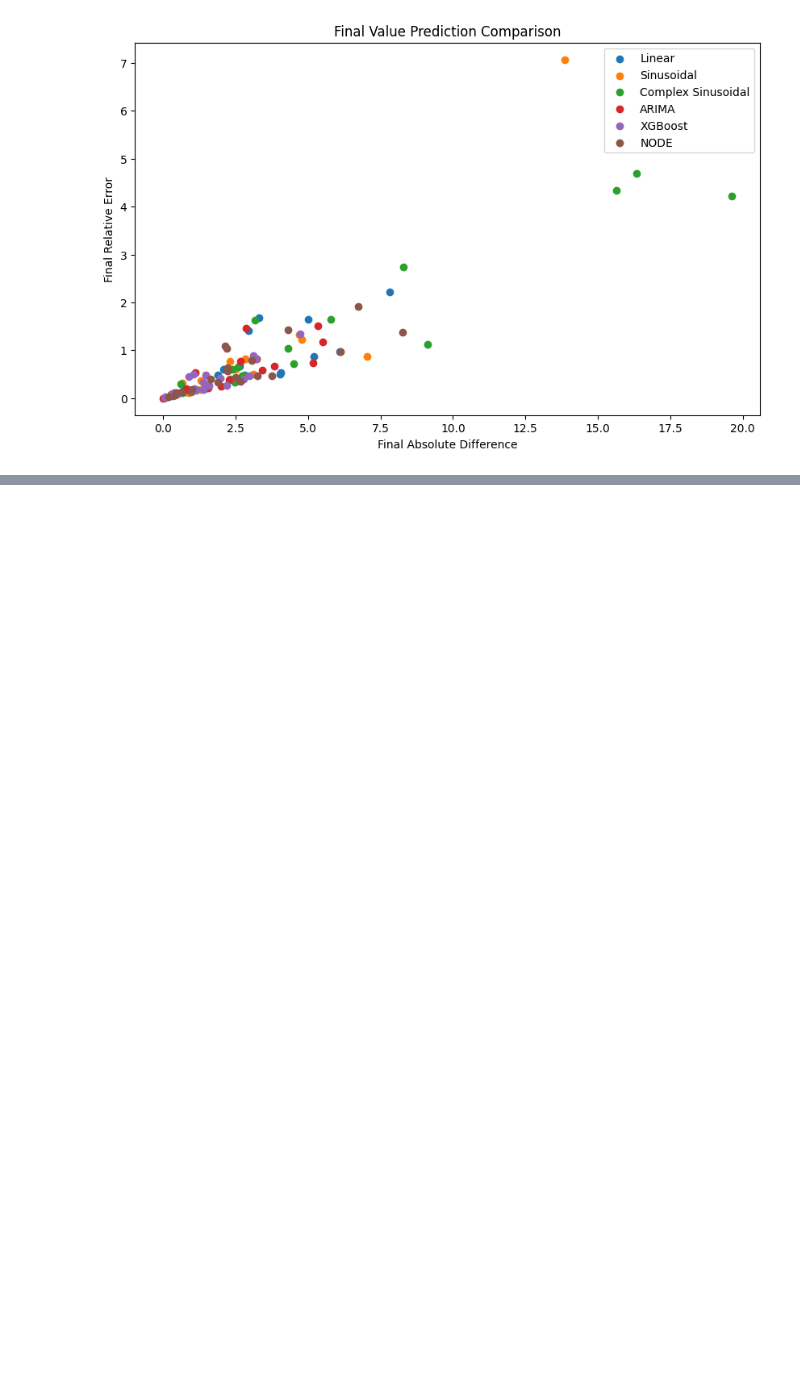
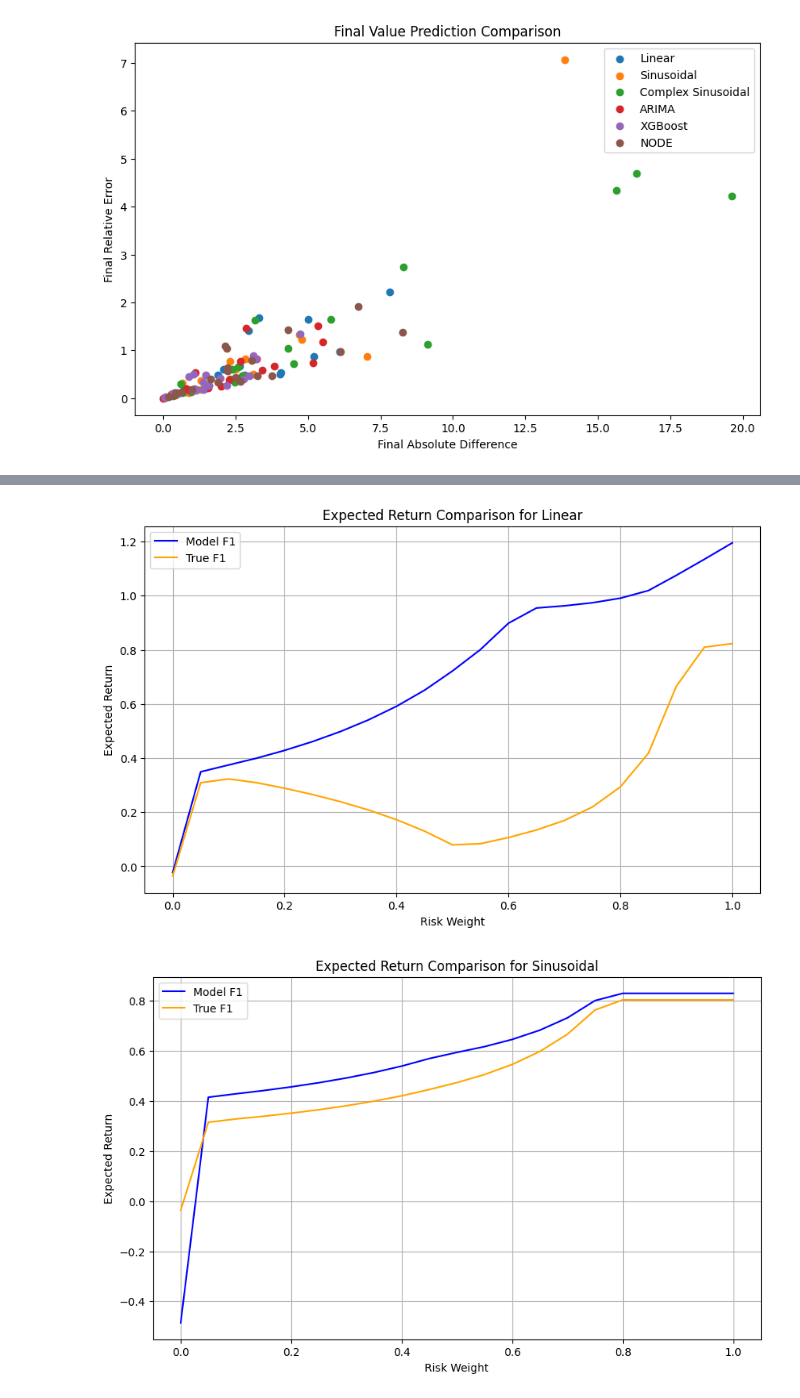
Before and after one commit to MatTheTab/MOO, a Jupyter notebook: Prediction_quality.ipynb, the cells around one changed output, grey strips where cells are left out. Cells and saved outputs as stored; diff of their text form; code cells hidden in the pictures; blank space fills up the shorter version.

```diff
--- a/Prediction_quality.ipynb
+++ b/Prediction_quality.ipynb
@@ -299,0 +367,13 @@ plot_final_value_comparison(evaluation_results)
+# %%
+model_solutions = {}
+for model, prediction in zip(regression_models, regression_predictions):
+    solver = Solver(old_data, prediction, risks)
+    solutions = solver.solve_wsm(step)
+    solutions = [[w1] + list(s) for w1, s in zip(weights1, solutions)]
+
+    objective_values = []
+    for w, f1, f2, weights in solutions:
+        true_f1, true_f2 = gt_solver.get_objective_values(weights)
+        objective_values.append((w, (f1, true_f1), (f2, true_f2), weights))
+
+    model_solutions[model] = objective_values
@@ -299,0 +413,19 @@ plot_final_value_comparison(evaluation_results)
+# %%
+for model in regression_models:
+    model_solutions[model]
+    weights = [s[0] for s in model_solutions[model]]
+    true_f1s = [s[1][1] for s in model_solutions[model]]
+    model_f1s = [s[1][0] for s in model_solutions[model]]
+
+    plt.figure(figsize=(10, 6))
+    plt.plot(1-np.array(weights), model_f1s, label="Model F1", color="blue")
+    plt.plot(1-np.array(weights), true_f1s, label="True F1", color="orange")
+    plt.xlabel("Risk Weight")
+    plt.ylabel("Expected Return")
+    plt.title(f"Expected Return Comparison for {model}")
+    plt.legend()
+    plt.grid()
+    plt.show()
+# %% [output]
+[figure, added]
+[figure, added]
```
Also changed, not shown: parts of 18 cells of this notebook.
